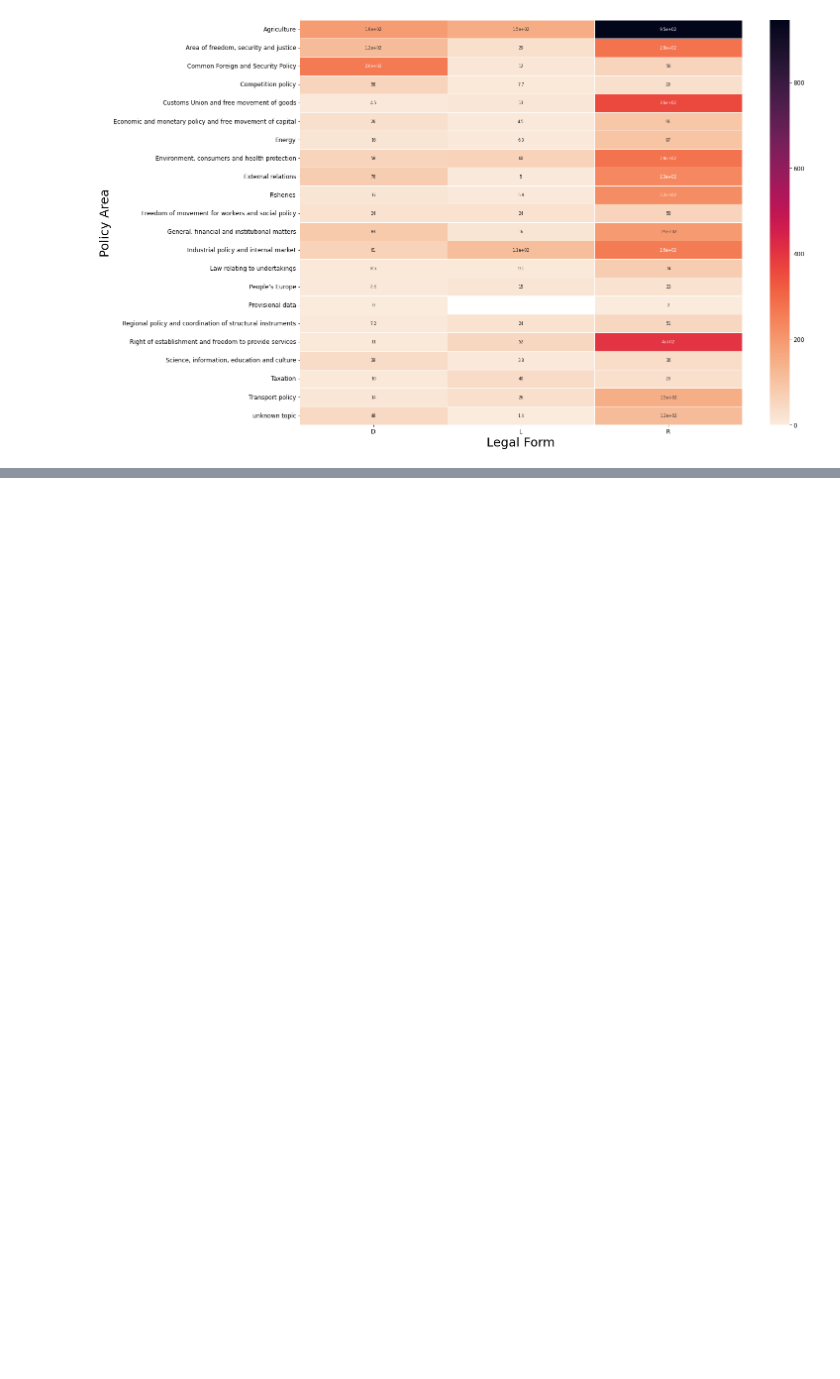
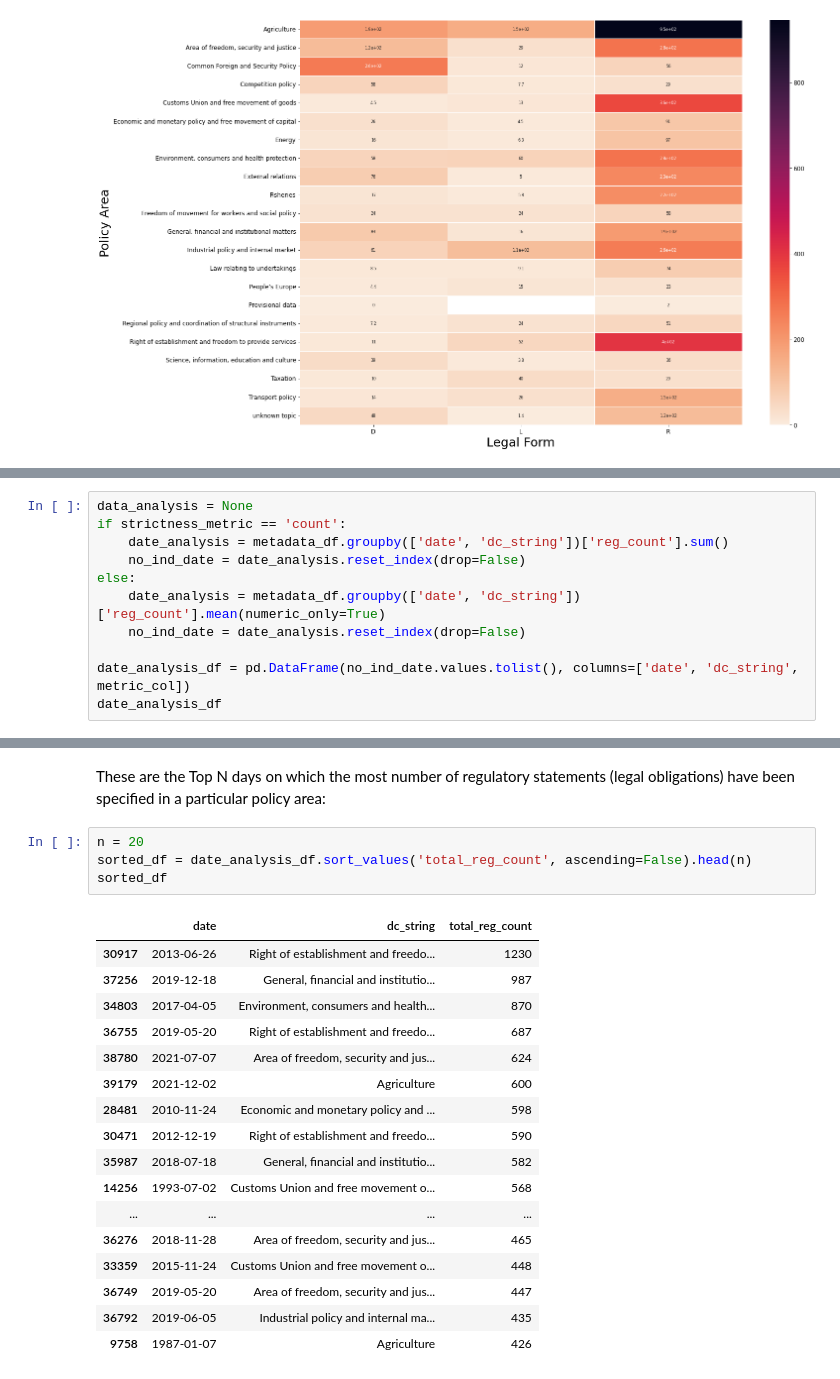
Before and after one commit to nature-of-eu-rules/eu-legislation-strictness-analysis, a Jupyter notebook: analysis.ipynb, the cells around one changed output, grey strips where cells are left out. Saved outputs shown, nothing was run; the diff lists cells and outputs as text; blank space fills up the shorter version.

```diff
--- a/analysis.ipynb
+++ b/analysis.ipynb
@@ -461,0 +498,11 @@ Text(0.5, 111.0, 'Legal Form')
+# %%
+data_analysis = None
+if strictness_metric == 'count':
+    date_analysis = metadata_df.groupby(['date', 'dc_string'])['reg_count'].sum()
+    no_ind_date = date_analysis.reset_index(drop=False)
+else:
+    date_analysis = metadata_df.groupby(['date', 'dc_string'])['reg_count'].mean(numeric_only=True)
+    no_ind_date = date_analysis.reset_index(drop=False)
+
+date_analysis_df = pd.DataFrame(no_ind_date.values.tolist(), columns=['date', 'dc_string', metric_col])
+date_analysis_df
@@ -461,0 +523,24 @@ Text(0.5, 111.0, 'Legal Form')
+# %% [markdown]
+These are the Top N days on which the most number of regulatory statements (legal obligations) have been specified in a particular policy area:
+# %%
+n = 20
+sorted_df = date_analysis_df.sort_values('total_reg_count', ascending=False).head(n)
+sorted_df
+# %% [output]
+|  | date | dc_string | total_reg_count |
+| 30917 | 2013-06-26 | Right of establishment and freedo... | 1230 |
+| 37256 | 2019-12-18 | General, financial and institutio... | 987 |
+| 34803 | 2017-04-05 | Environment, consumers and health... | 870 |
+| 36755 | 2019-05-20 | Right of establishment and freedo... | 687 |
+| 38780 | 2021-07-07 | Area of freedom, security and jus... | 624 |
+| 39179 | 2021-12-02 | Agriculture | 600 |
+| 28481 | 2010-11-24 | Economic and monetary policy and ... | 598 |
+| 30471 | 2012-12-19 | Right of establishment and freedo... | 590 |
+| 35987 | 2018-07-18 | General, financial and institutio... | 582 |
+| 14256 | 1993-07-02 | Customs Union and free movement o... | 568 |
+| ... | ... | ... | ... |
+| 36276 | 2018-11-28 | Area of freedom, security and jus... | 465 |
+| 33359 | 2015-11-24 | Customs Union and free movement o... | 448 |
+| 36749 | 2019-05-20 | Area of freedom, security and jus... | 447 |
+| 36792 | 2019-06-05 | Industrial policy and internal ma... | 435 |
+| 9758 | 1987-01-07 | Agriculture | 426 |
```
Also changed, not shown: parts of 13 cells of this notebook.
